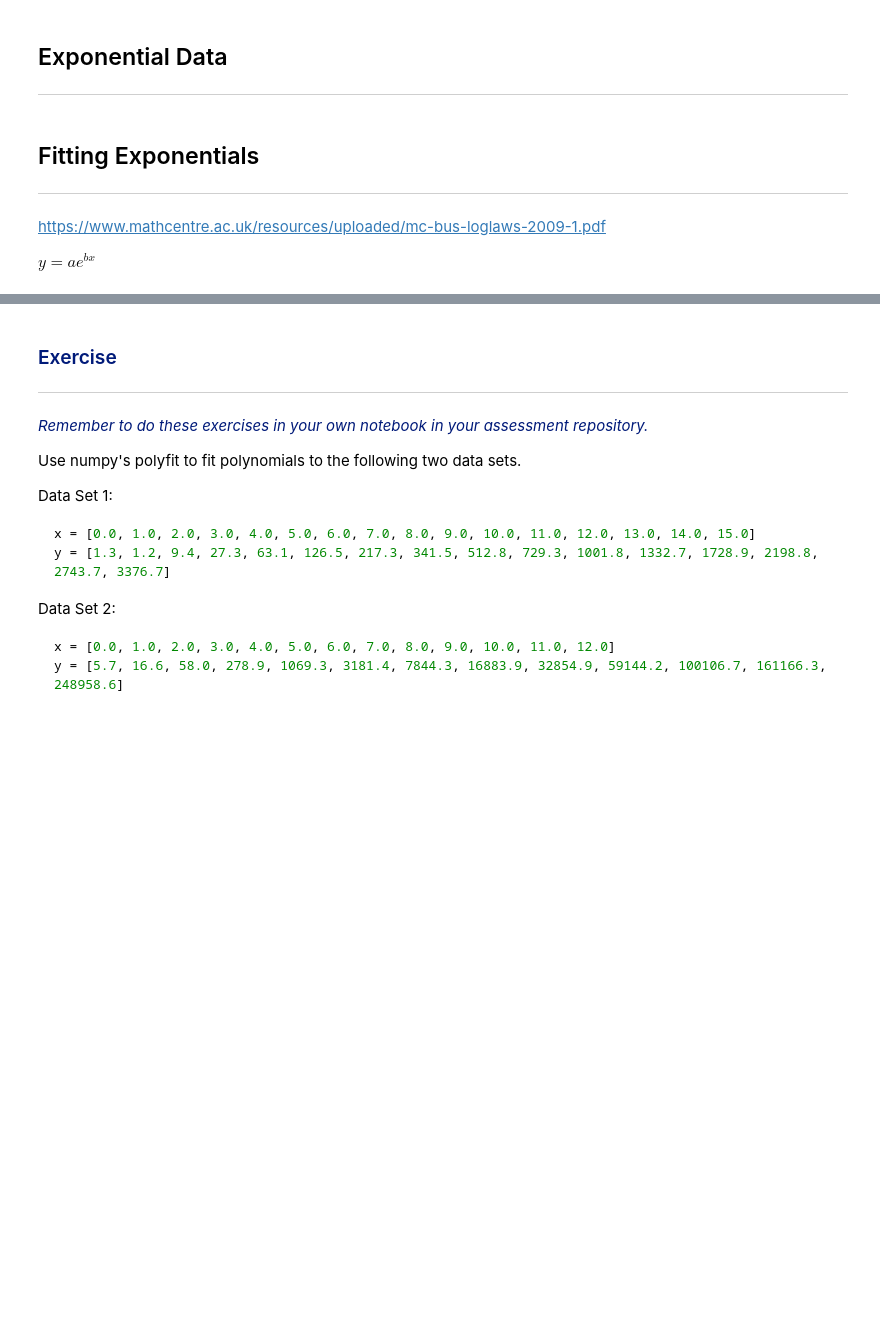
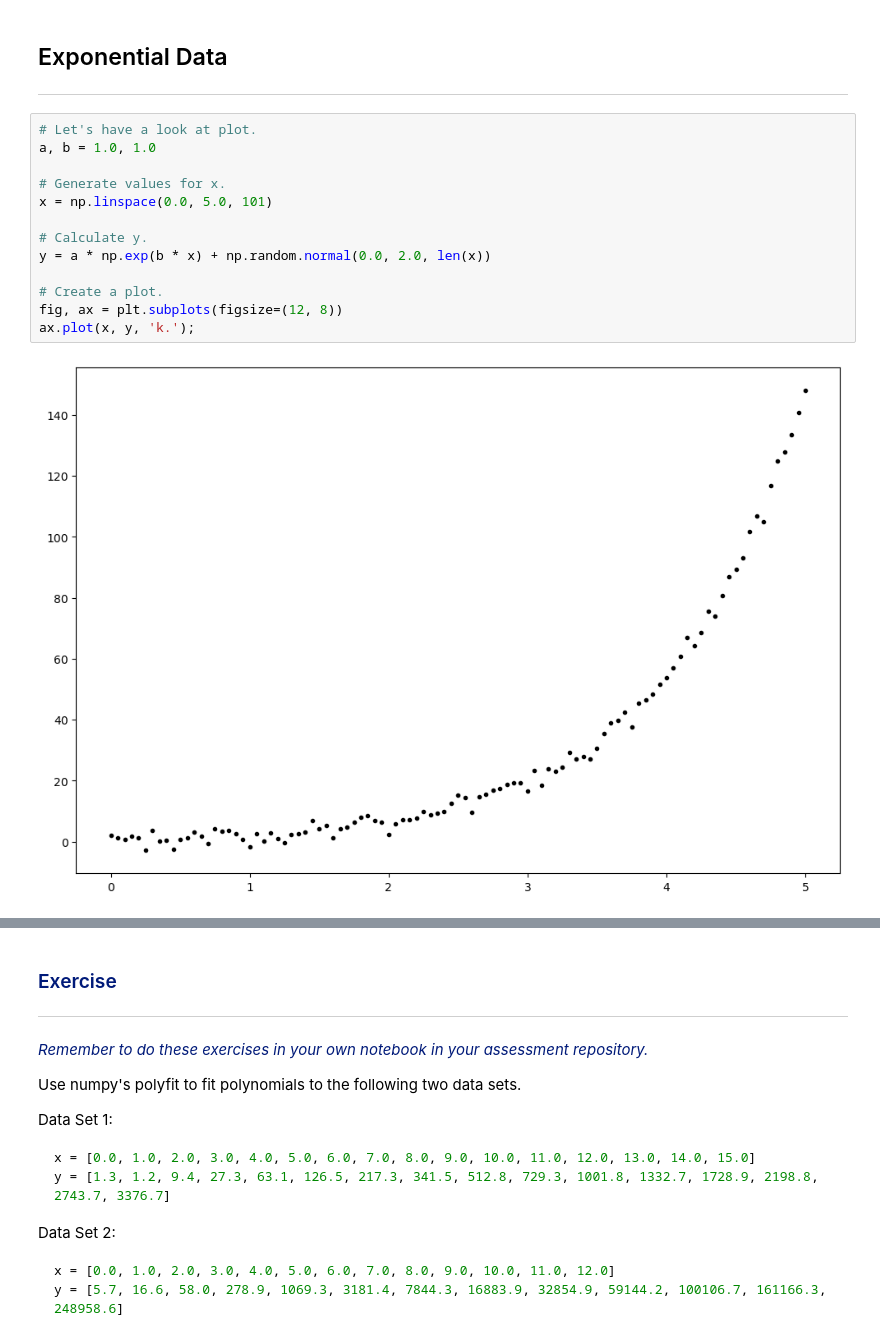
Before and after one commit to ianmcloughlin/2223-S1-machine-learn-stats, a Jupyter notebook: notebooks/03-parameters.ipynb, the cells around one changed output, grey strips where cells are left out. Cells and saved outputs as stored; diff of their text form; blank space fills up the shorter version.

```diff
--- a/notebooks/03-parameters.ipynb
+++ b/notebooks/03-parameters.ipynb
@@ -213,12 +213,18 @@ ax.plot(x, y);
 ## Exponential Data
 
 ***
-# %% [markdown]
-## Fitting Exponentials
-
-***
-
-https://www.mathcentre.ac.uk/resources/uploaded/mc-bus-loglaws-2009-1.pdf
-
-
-$ y = ae^{bx} $
+# %%
+# Let's have a look at plot.
+a, b = 1.0, 1.0
+
+# Generate values for x.
+x = np.linspace(0.0, 5.0, 101)
+
+# Calculate y.
+y = a * np.exp(b * x) + np.random.normal(0.0, 2.0, len(x))
+
+# Create a plot.
+fig, ax = plt.subplots(figsize=(12, 8))
+ax.plot(x, y, 'k.');
+# %% [output]
+[figure, added]
```
Also changed, not shown: parts of 23 cells of this notebook.
